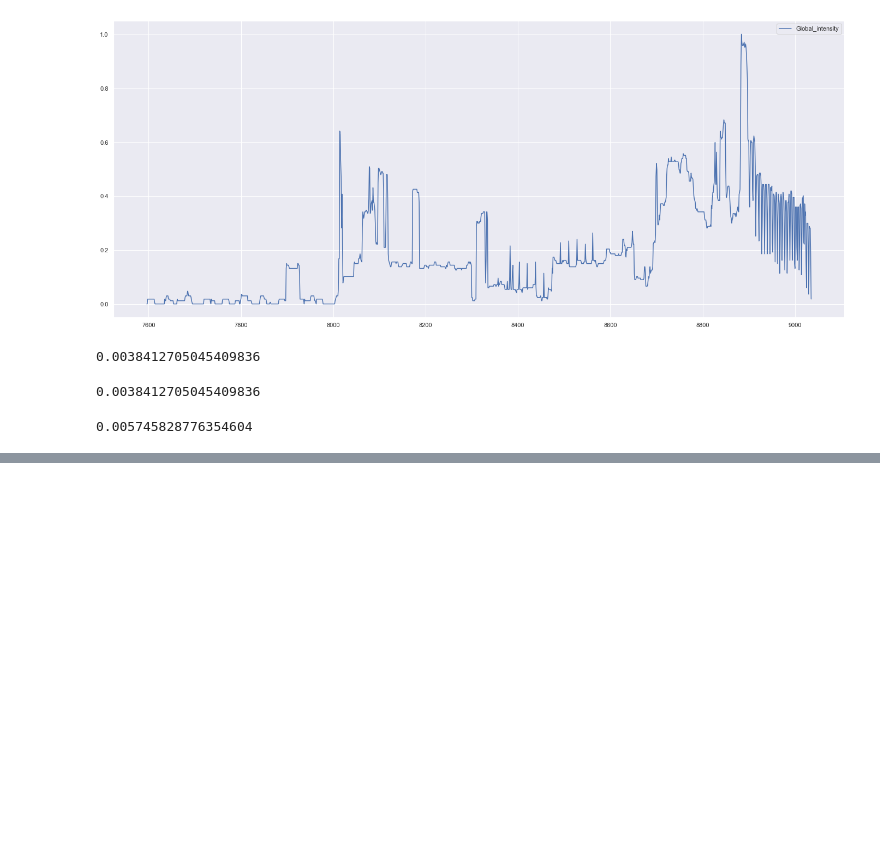
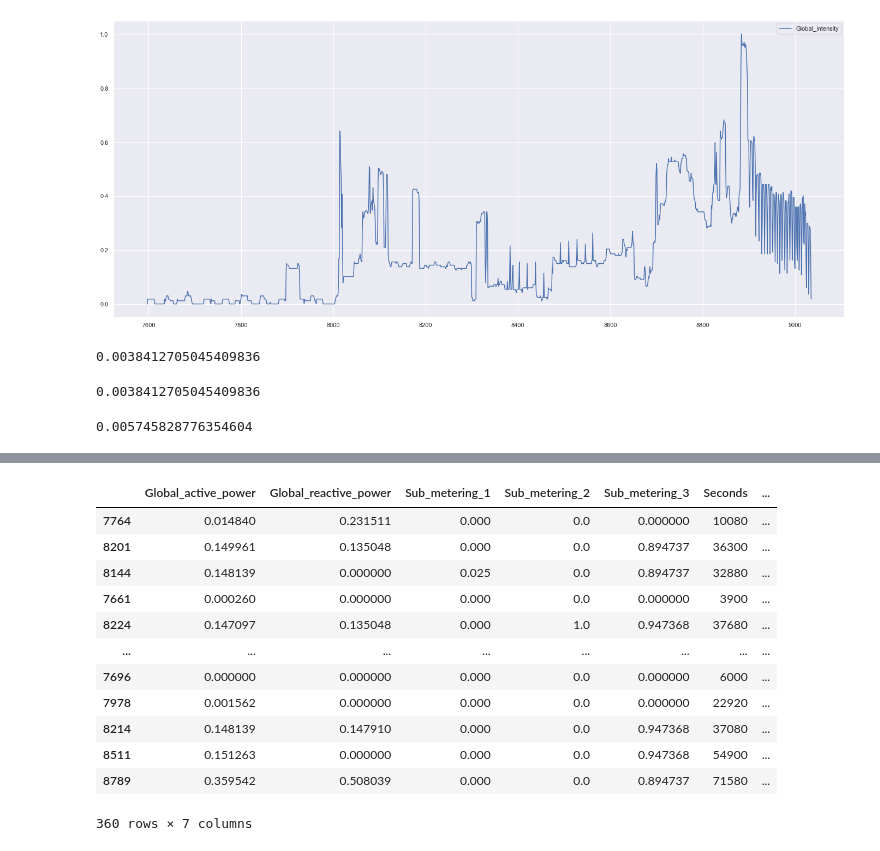
Before and after one commit to tech-david/DSC570, a Jupyter notebook: Topic5/Topic5.ipynb, the cells around one changed output, grey strips where cells are left out. Drawn from its saved outputs; the diff is of its cells as text; code cells hidden in the pictures; blank space fills up the shorter version.

```diff
--- a/Topic5/Topic5.ipynb
+++ b/Topic5/Topic5.ipynb
@@ -442,10 +438,0 @@ X_test = X_test.assign(Seconds=X_test_seconds)
-# %%
-X_test = pd.DataFrame(X_test,
-                      columns=['Global_active_power',
-                               'Global_reactive_power',
-                               'Sub_metering_1',
-                               'Sub_metering_2',
-                               'Sub_metering_3',
-                               'Global_intensity'])
-# %%
-X_test['Seconds'] = X_test_seconds
@@ -477,0 +439,20 @@ plt.show()
+# %%
+df_friday_dec_22_predictions = X_test
+# %%
+df_friday_dec_22_predictions['Global_intensity'] = y_pred
+# %%
+df_friday_dec_22_predictions
+# %% [output]
+|  | Global_active_power | Global_reactive_power | Sub_metering_1 | Sub_metering_2 | Sub_metering_3 | Seconds | ... |
+| 7764 | 0.014840 | 0.231511 | 0.000 | 0.0 | 0.000000 | 10080 | ... |
+| 8201 | 0.149961 | 0.135048 | 0.000 | 0.0 | 0.894737 | 36300 | ... |
+| 8144 | 0.148139 | 0.000000 | 0.025 | 0.0 | 0.894737 | 32880 | ... |
+| 7661 | 0.000260 | 0.000000 | 0.000 | 0.0 | 0.000000 | 3900 | ... |
+| 8224 | 0.147097 | 0.135048 | 0.000 | 1.0 | 0.947368 | 37680 | ... |
+| ... | ... | ... | ... | ... | ... | ... | ... |
+| 7696 | 0.000000 | 0.000000 | 0.000 | 0.0 | 0.000000 | 6000 | ... |
+| 7978 | 0.001562 | 0.000000 | 0.000 | 0.0 | 0.000000 | 22920 | ... |
+| 8214 | 0.148139 | 0.147910 | 0.000 | 0.0 | 0.947368 | 37080 | ... |
+| 8511 | 0.151263 | 0.000000 | 0.000 | 0.0 | 0.947368 | 54900 | ... |
+| 8789 | 0.359542 | 0.508039 | 0.000 | 0.0 | 0.894737 | 71580 | ... |
+360 rows × 7 columns
```
Also changed, not shown: parts of 42 cells of this notebook.
